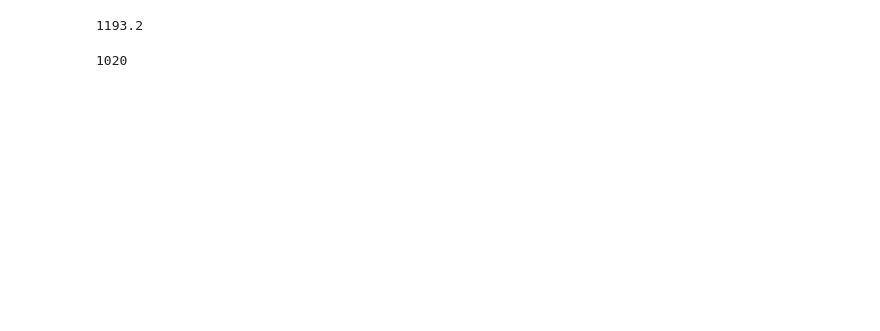
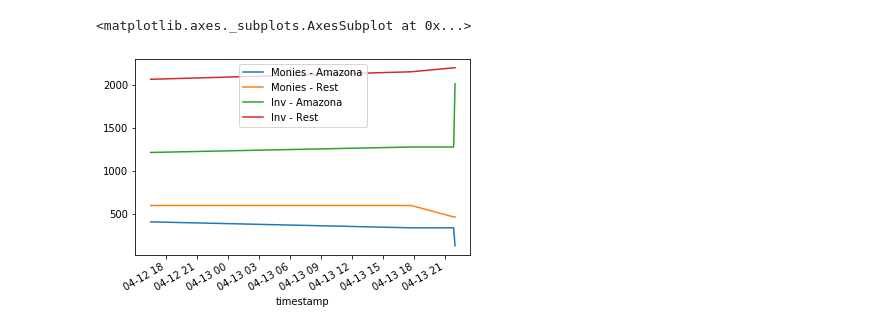
Before and after one commit to ndjenkins85/wow_auctions, a Jupyter notebook: scratchpad.ipynb, the cells around one changed output. Drawn from its saved outputs; the diff is of its cells as text; code cells hidden in the pictures; blank space fills up the shorter version.

Commit message:
added historic auction scandata and inventory, added simple item valuation, adding code to evaluate current monies and inventory value

```diff
--- a/scratchpad.ipynb
+++ b/scratchpad.ipynb
@@ -116 +15,49 @@ generate_item_sell_prices()
+# %%
+def get_item_prices():
+    """
+    Generate item prices based on all past auction activity and scans
+    """
+
+    auction_activity = pd.read_parquet('full/auction_activity.parquet')
+    auction_activity = auction_activity[['item', 'timestamp', 'price_per', 'auction_type']]
+
+    auction_scandata = pd.read_parquet('full/auction_scandata.parquet')
+    auction_scandata = auction_scandata[auction_scandata['price_per']!=0]
+    auction_scandata['price_per'] = auction_scandata['price_per'].astype(int)
+    auction_scandata['auction_type'] = 'market'
+    auction_scandata = auction_scandata.groupby(['item', 'timestamp'])['price_per'].min().reset_index()
+
+    df_auction_prices = auction_scandata.append(auction_activity)
+
+    items = df_auction_prices['item'].unique()
+    df_auction_prices = df_auction_prices.set_index(['item', 'timestamp']).sort_index()
+    item_prices = {item: df_auction_prices.loc[item, 'price_per'].ewm(alpha=0.2).mean().iloc[-1] for item in items}
+    return item_prices
+# %%
+item_prices = get_item_prices()
+# %%
+inventory_full = pd.read_parquet('full/inventory.parquet')
+inventory_full['price_per'] = inventory_full['item'].apply(lambda x: item_prices.get(x, 0))
+inventory_full['total_value'] = inventory_full['count'] * inventory_full['price_per']
+inventory_value = inventory_full.groupby(['timestamp', 'character']).sum()['total_value'].unstack()
+
+monies_full = pd.read_parquet('full/monies.parquet')
+monies_full = monies_full.reset_index().set_index(['timestamp', 'index'])['monies'].unstack()
+
+inv_mule = inventory_value['Amazona']
+inv_rest = inventory_value.sum(axis=1) - inv_mule
+monies_mule = monies_full['Amazona - Grobbulus']
+monies_mule.name = 'Monies - Amazona'
+monies_rest = monies_full.sum(axis=1) - monies_mule
+
+holdings = pd.DataFrame(monies_mule)
+holdings['Monies - Rest'] = monies_rest
+holdings['Inv - Amazona'] = inv_mule.values
+holdings['Inv - Rest'] = inv_rest.values
+holdings = (holdings/10000).astype(int)
+# %%
+holdings.plot()
+# %% [output]
+<matplotlib.axes._subplots.AxesSubplot at 0x...>
+[figure, added]
 # %%
@@ -118,12 +67,0 @@ prices = pd.read_parquet('intermediate/sell_prices.parquet')
-# %%
-#80 * # Thorium ore
-12 + (12 * 85) + (40 * 0.08) + 50 + 8 + 100
-#Arcanite bar
-#10 # Blue sapphire
-#4 # Azerothian Diamond
-# %% [output]
-1193.2
-# %%
-12*85
-# %% [output]
-1020
```
Also changed, not shown: parts of 26 cells of this notebook, 19 other files.
